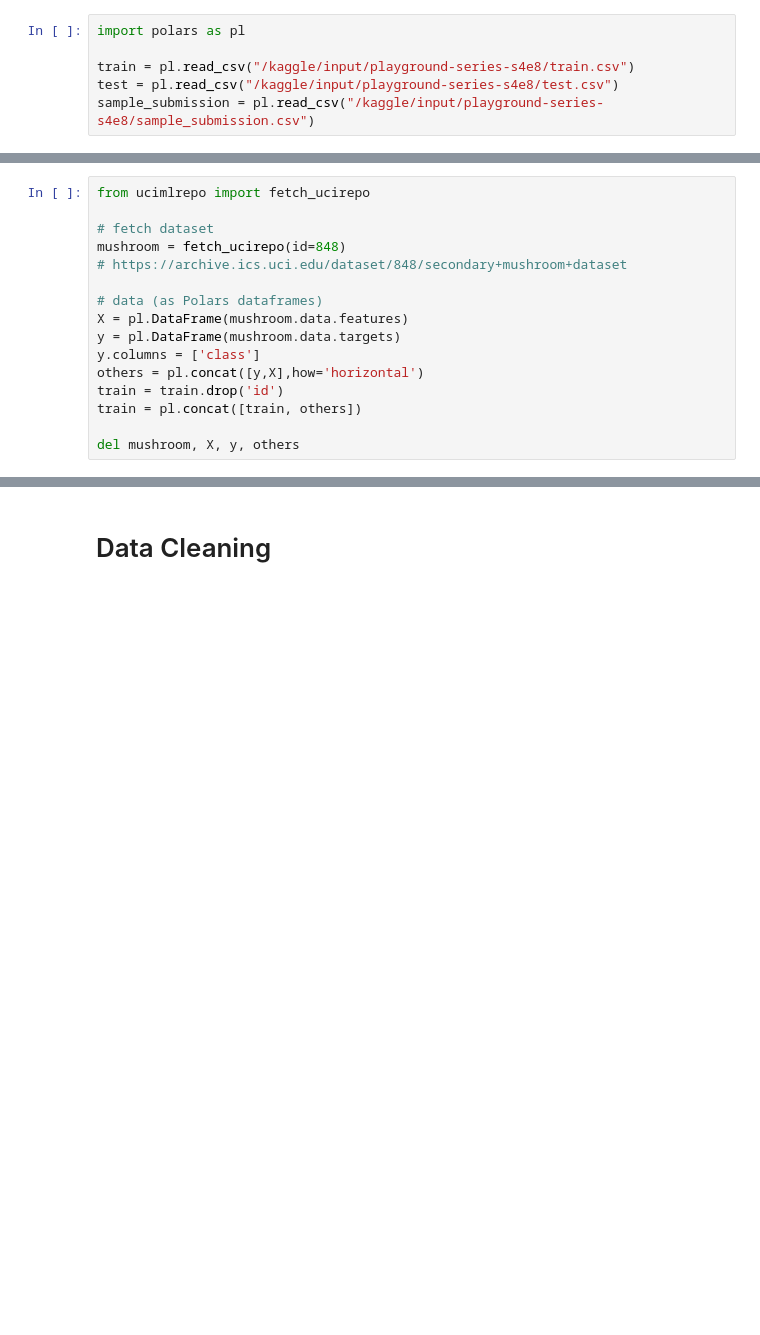
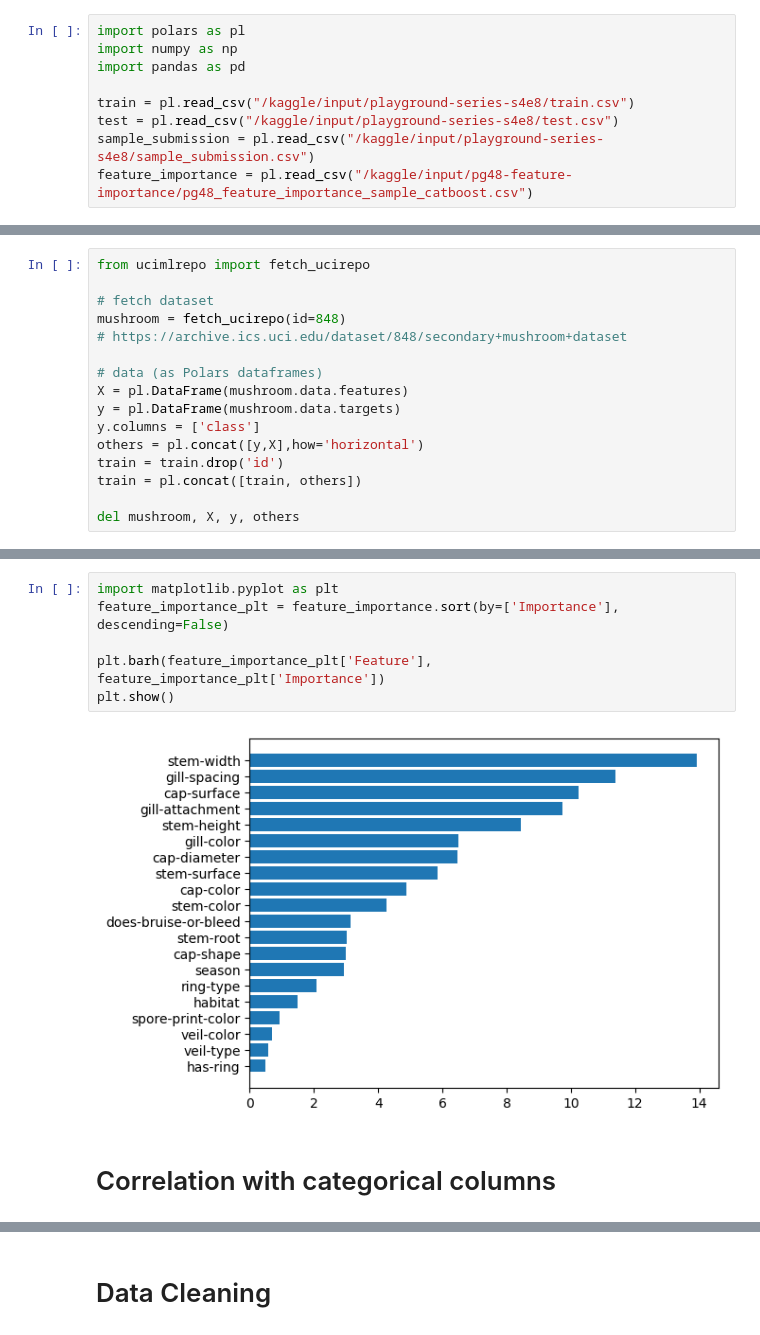
Before and after one commit to abcd-EGH/kaggle, a Jupyter notebook: pg48/pg-s4e8.ipynb, the cells around one changed output, grey strips where cells are left out. Cells and saved outputs as stored; diff of their text form; blank space fills up the shorter version.

```diff
--- a/pg48/pg-s4e8.ipynb
+++ b/pg48/pg-s4e8.ipynb
@@ -24,8 +44,11 @@ for dirname, _, filenames in os.walk('/kaggle/input'):
 # Data Load
 # %%
 import polars as pl
+import numpy as np
+import pandas as pd
 
 train = pl.read_csv("/kaggle/input/playground-series-s4e8/train.csv")
 test = pl.read_csv("/kaggle/input/playground-series-s4e8/test.csv")
 sample_submission = pl.read_csv("/kaggle/input/playground-series-s4e8/sample_submission.csv")
+feature_importance = pl.read_csv("/kaggle/input/pg48-feature-importance/pg48_feature_importance_sample_catboost.csv")
 # %%
@@ -65,0 +192,10 @@ len(train)
+# %%
+import matplotlib.pyplot as plt
+feature_importance_plt = feature_importance.sort(by=['Importance'], descending=False)
+
+plt.barh(feature_importance_plt['Feature'], feature_importance_plt['Importance'])
+plt.show()
+# %% [output]
+[figure, added]
+# %% [markdown]
+# Correlation with categorical columns
```
Also changed, not shown: parts of 40 cells of this notebook.
